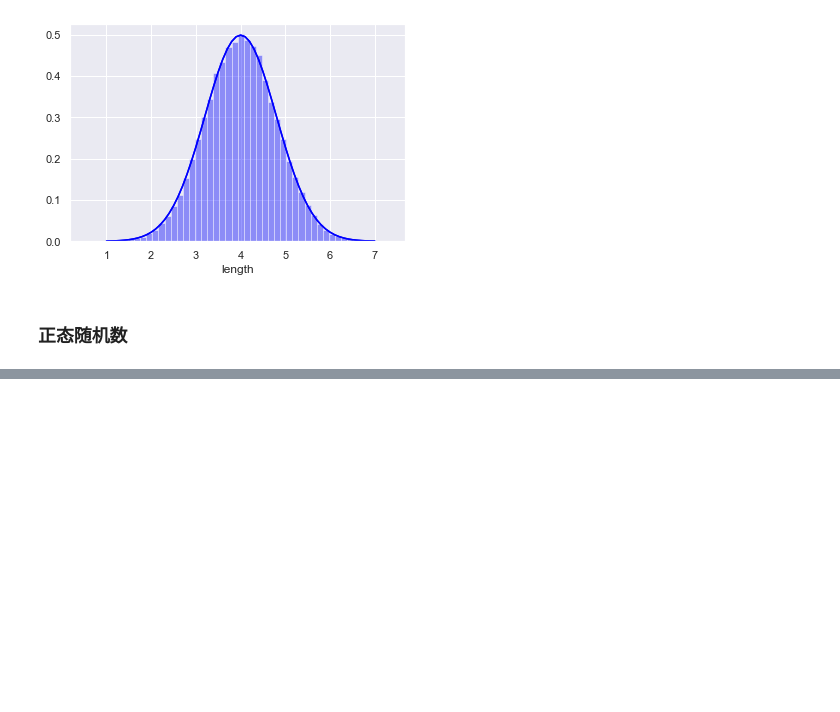
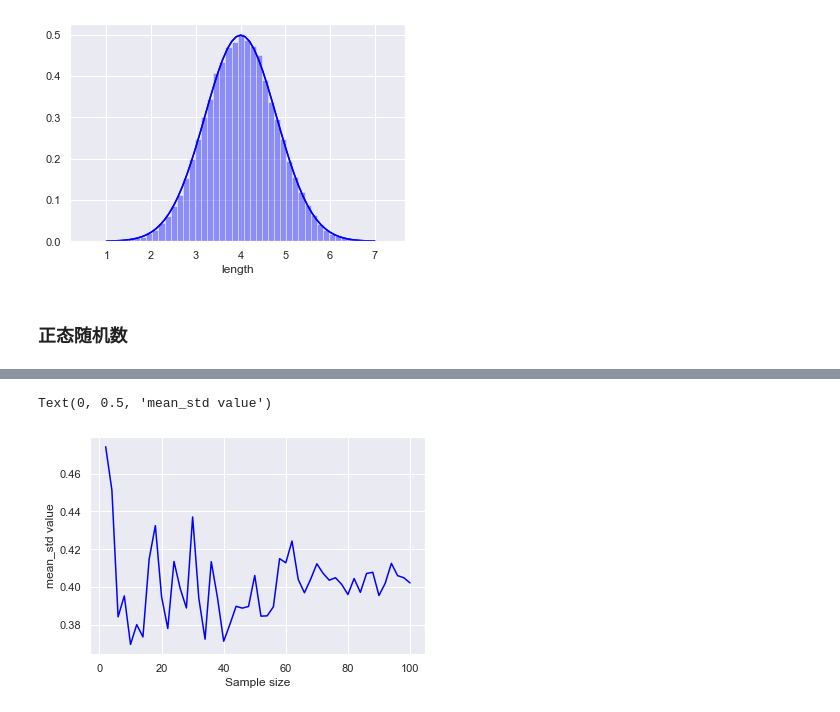
Before and after one commit to yuanzhen-lucas/mybioinfo, a Jupyter notebook: python/chapter3_python进行数据分析.ipynb, the cells around one changed output, grey strips where cells are left out. Drawn from its saved outputs; the diff is of its cells as text; code cells hidden in the pictures; blank space fills up the shorter version.

```diff
--- a/python/chapter3_python进行数据分析.ipynb
+++ b/python/chapter3_python进行数据分析.ipynb
@@ -313,0 +357,74 @@ sp.mean(sampling_norm)
+# %%
+size_array = np.arange(
+    start = 10, stop = 200100, step = 100)
+size_array
+
+# 样本均值的容器
+sample_mean_array_size = np.zeros(len(size_array))
+np.random.seed(1)
+for i in range(0, len(size_array)):
+    sample = population.rvs(size = size_array[i])
+    sample_mean_array_size[i] = sp.mean(sample)
+
+# plt.plot(size_array, sample_mean_array_size
+#             ,color = 'blue')
+# plt.xlabel("Sample size")
+# plt.ylabel("Sample mean")
+# %%
+population = stats.norm(loc = 4, scale = 0.8)
+def calc_sample_mean(size, n_trial):
+    sample_mean_array = np.zeros(n_trial)
+    for i in range(0, n_trial):
+        sample = population.rvs(size = size)
+        sample_mean_array[1] = sp.mean(sample)
+    return (sample_mean_array)
+population = stats.norm(loc = 4, scale = 0.8)
+np.random.seed(1)
+sp.mean(calc_sample_mean(size = 10, n_trial= 10000))
+
+
+# 样本容量10
+size_10  = calc_sample_mean(size = 10, n_trial = 10000)
+size_10_df = pd.DataFrame({
+    "Sample_mean":size_10,
+    # copy 10000 "size 10"
+    "size":np.tile("size 10", 10000)
+})
+# 样本容量20
+size_20 = calc_sample_mean(size = 20, n_trial= 10000)
+size_20_df = pd.DataFrame({
+    "Sample_mean":size_20,
+    "size":np.tile("size 20", 10000)
+})
+# 样本容量30
+size_30 = calc_sample_mean(size = 30, n_trial= 10000)
+size_30_df = pd.DataFrame({
+    "Sample_mean":size_30,
+    "size":     np.tile("size 30", 10000)
+})
+# 拼接表格
+sim_result = pd.concat(
+    [size_10_df, size_20_df, size_30_df]
+)
+sim_result
+
+# sns.violinplot(x = "size", y = "Sample_mean",
+#                 data = sim_result, color='gray')
+
+size_array = np.arange(
+    start = 2, stop = 102, step = 2
+)
+
+sample_mean_std_array = np.zeros(len(size_array))
+np.random.seed(1)
+for i in range(0, len(size_array)):
+    sample_mean = calc_sample_mean(size = size_array[i],
+                                n_trial = 100)
+    sample_mean_std_array[i] = sp.std(sample_mean, ddof = 1)
+plt.plot(size_array, sample_mean_std_array,
+            color = 'blue')
+plt.xlabel("Sample size")
+plt.ylabel("mean_std value")
+# %% [output]
+Text(0, 0.5, 'mean_std value')
+[figure, added]
```
Also changed, not shown: parts of 8 cells of this notebook.
